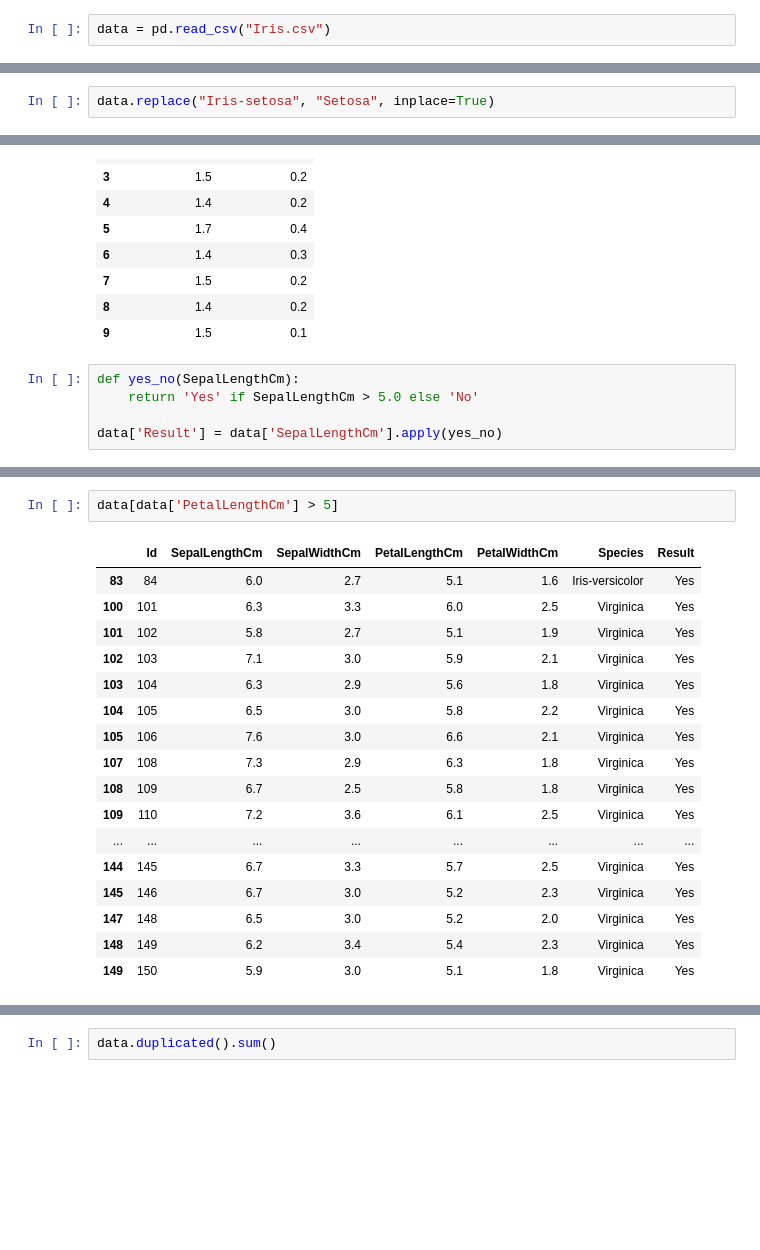
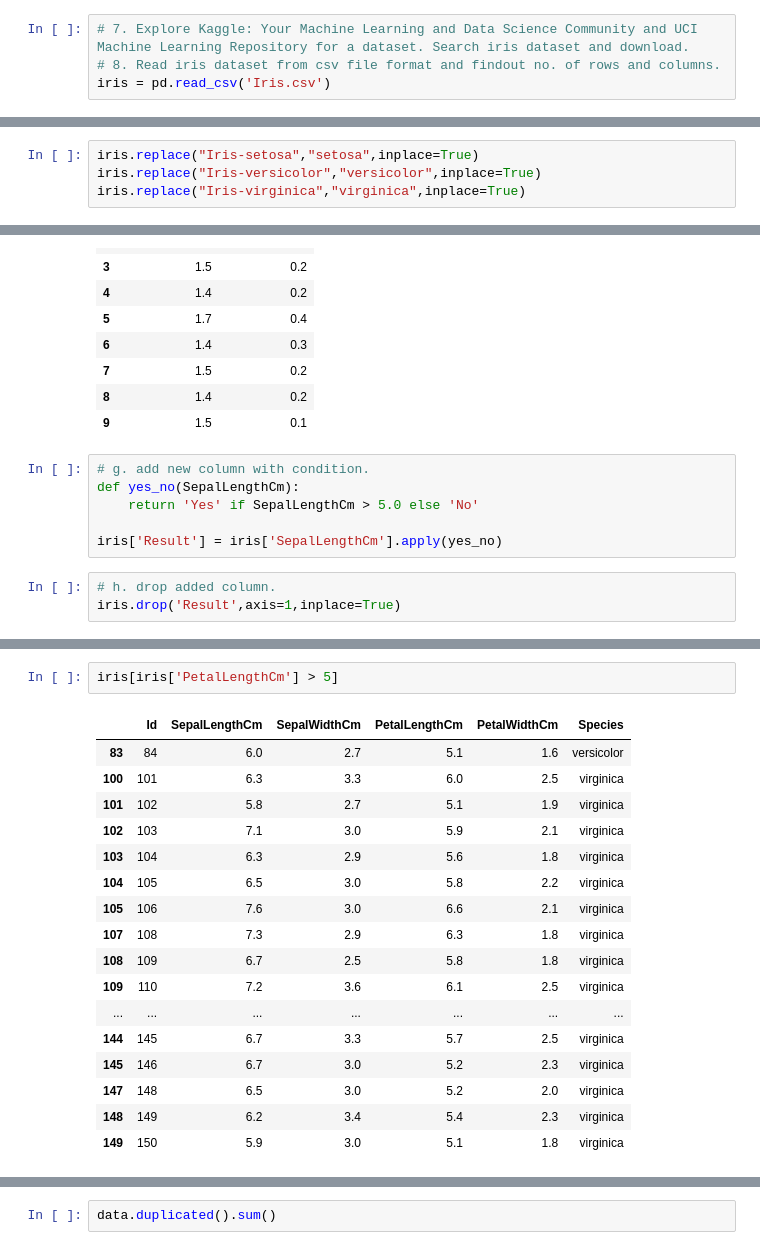
Before and after one commit to Mashrumihir/ML_PRACTICAL, a Jupyter notebook: Tutorial1.ipynb, the cells around one changed output, grey strips where cells are left out. Saved outputs shown, nothing was run; the diff lists cells and outputs as text; blank space fills up the shorter version.

```diff
--- a/Tutorial1.ipynb
+++ b/Tutorial1.ipynb
@@ -364,5 +575,7 @@ data
 | 10 | Yash | CE | C |
 | 11 | Dev | IT | A |
 # %%
-data = pd.read_csv("Iris.csv")
+# 7. Explore Kaggle: Your Machine Learning and Data Science Community and UCI Machine Learning Repository for a dataset. Search iris dataset and download.
+# 8. Read iris dataset from csv file format and findout no. of rows and columns.
+iris = pd.read_csv('Iris.csv')
 # %%
@@ -441,3 +663,5 @@ array(['Iris-setosa', 'Iris-versicolor', 'Iris-virginica'], dtype=object)
 # %%
-data.replace("Iris-setosa", "Setosa", inplace=True)
+iris.replace("Iris-setosa","setosa",inplace=True)
+iris.replace("Iris-versicolor","versicolor",inplace=True)
+iris.replace("Iris-virginica","virginica",inplace=True)
 # %%
@@ -533,8 +737,12 @@ data[['PetalLengthCm', 'PetalWidthCm']].head(10)
 | 8 | 1.4 | 0.2 |
 | 9 | 1.5 | 0.1 |
 # %%
+# g. add new column with condition.
 def yes_no(SepalLengthCm):
     return 'Yes' if SepalLengthCm > 5.0 else 'No'
 
-data['Result'] = data['SepalLengthCm'].apply(yes_no)
+iris['Result'] = iris['SepalLengthCm'].apply(yes_no)
+# %%
+# h. drop added column.
+iris.drop('Result',axis=1,inplace=True)
 # %%
@@ -562,23 +773,23 @@ data.iloc[51:56, 2:5]
 | 54 | 2.8 | 4.6 | 1.5 |
 | 55 | 2.8 | 4.5 | 1.3 |
 # %%
-data[data['PetalLengthCm'] > 5]
+iris[iris['PetalLengthCm'] > 5]
 # %% [output]
-|  | Id | SepalLengthCm | SepalWidthCm | PetalLengthCm | PetalWidthCm | Species | Result |
-| 83 | 84 | 6.0 | 2.7 | 5.1 | 1.6 | Iris-versicolor | Yes |
-| 100 | 101 | 6.3 | 3.3 | 6.0 | 2.5 | Virginica | Yes |
-| 101 | 102 | 5.8 | 2.7 | 5.1 | 1.9 | Virginica | Yes |
-| 102 | 103 | 7.1 | 3.0 | 5.9 | 2.1 | Virginica | Yes |
-| 103 | 104 | 6.3 | 2.9 | 5.6 | 1.8 | Virginica | Yes |
-| 104 | 105 | 6.5 | 3.0 | 5.8 | 2.2 | Virginica | Yes |
-| 105 | 106 | 7.6 | 3.0 | 6.6 | 2.1 | Virginica | Yes |
-| 107 | 108 | 7.3 | 2.9 | 6.3 | 1.8 | Virginica | Yes |
-| 108 | 109 | 6.7 | 2.5 | 5.8 | 1.8 | Virginica | Yes |
-| 109 | 110 | 7.2 | 3.6 | 6.1 | 2.5 | Virginica | Yes |
-| ... | ... | ... | ... | ... | ... | ... | ... |
-| 144 | 145 | 6.7 | 3.3 | 5.7 | 2.5 | Virginica | Yes |
-| 145 | 146 | 6.7 | 3.0 | 5.2 | 2.3 | Virginica | Yes |
-| 147 | 148 | 6.5 | 3.0 | 5.2 | 2.0 | Virginica | Yes |
-| 148 | 149 | 6.2 | 3.4 | 5.4 | 2.3 | Virginica | Yes |
-| 149 | 150 | 5.9 | 3.0 | 5.1 | 1.8 | Virginica | Yes |
+|  | Id | SepalLengthCm | SepalWidthCm | PetalLengthCm | PetalWidthCm | Species |
+| 83 | 84 | 6.0 | 2.7 | 5.1 | 1.6 | versicolor |
+| 100 | 101 | 6.3 | 3.3 | 6.0 | 2.5 | virginica |
+| 101 | 102 | 5.8 | 2.7 | 5.1 | 1.9 | virginica |
+| 102 | 103 | 7.1 | 3.0 | 5.9 | 2.1 | virginica |
+| 103 | 104 | 6.3 | 2.9 | 5.6 | 1.8 | virginica |
+| 104 | 105 | 6.5 | 3.0 | 5.8 | 2.2 | virginica |
+| 105 | 106 | 7.6 | 3.0 | 6.6 | 2.1 | virginica |
+| 107 | 108 | 7.3 | 2.9 | 6.3 | 1.8 | virginica |
+| 108 | 109 | 6.7 | 2.5 | 5.8 | 1.8 | virginica |
+| 109 | 110 | 7.2 | 3.6 | 6.1 | 2.5 | virginica |
+| ... | ... | ... | ... | ... | ... | ... |
+| 144 | 145 | 6.7 | 3.3 | 5.7 | 2.5 | virginica |
+| 145 | 146 | 6.7 | 3.0 | 5.2 | 2.3 | virginica |
+| 147 | 148 | 6.5 | 3.0 | 5.2 | 2.0 | virginica |
+| 148 | 149 | 6.2 | 3.4 | 5.4 | 2.3 | virginica |
+| 149 | 150 | 5.9 | 3.0 | 5.1 | 1.8 | virginica |
 # %%
```
Also changed, not shown: parts of 110 cells of this notebook, 1 other file.
